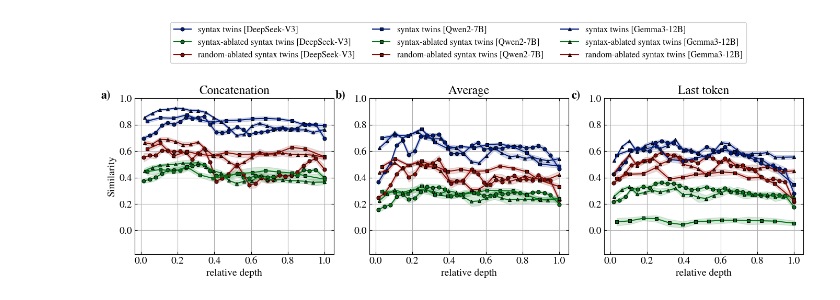
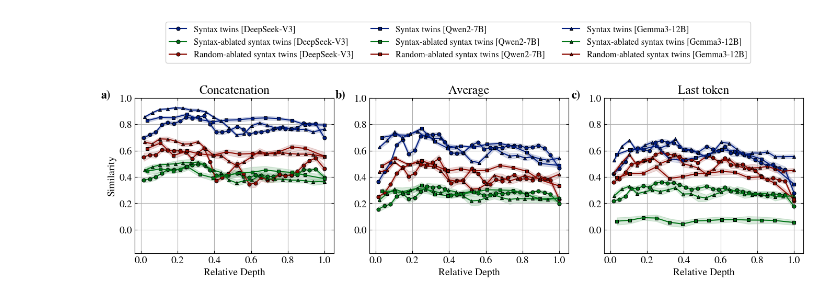
Before and after one commit to acevedo-s/syn-sem, a Jupyter notebook: syntax similarity/all_models_syntax_similarity_concat_avg_last_token.ipynb, the cells around one changed output. Drawn from its saved outputs; the diff is of its cells as text; code cells hidden in the pictures.

```diff
--- a/syntax similarity/all_models_syntax_similarity_concat_avg_last_token.ipynb
+++ b/syntax similarity/all_models_syntax_similarity_concat_avg_last_token.ipynb
@@ -25,9 +25,9 @@ _models = ['DeepSeek-V3', 'Qwen2-7B', 'Gemma3-12B']
 markers = ['o', 's', '^']
 
 curve_specs = [
-    ('syntax twins', 0, None),
-    ('syntax-ablated syntax twins', 1, 'projection'),
-    ('random-ablated syntax twins', -1, 'projection'),
+    ('Syntax twins', 0, None),
+    ('Syntax-ablated syntax twins', 1, 'projection'),
+    ('Random-ablated syntax twins', -1, 'projection'),
 ]
 
 panel_specs = [
@@ -117,7 +117,7 @@ for panel_id, (panel_label, title, avg_tokens, n_tokens) in enumerate(panel_spec
                 legend_labels.append(_label)
 
     ax[panel_id].set_title(title)
-    ax[panel_id].set_xlabel('relative depth')
+    ax[panel_id].set_xlabel('Relative Depth')
     ax[panel_id].grid()
     ax[panel_id].tick_params(
         top=True,
@@ -136,31 +136,31 @@ for panel_id, (panel_label, title, avg_tokens, n_tokens) in enumerate(panel_spec
         1.05,
         panel_label,
         transform=ax[panel_id].transAxes,
         fontsize=16,
         fontweight='bold',
         va='top',
         ha='right',
     )
 
 ax[0].set_ylabel('Similarity')
 
 fig.legend(
     legend_handles,
     legend_labels,
     loc='upper center',
     bbox_to_anchor=(0.5, 1.05),
     ncol=3,
     framealpha=0.9,
     fontsize=12,
 )
 fig.subplots_adjust(top=0.73, wspace=0.18)
 
 figs_folder = '../results/figs/syntax_similarity'
 os.makedirs(figs_folder, exist_ok=True)
 fig.savefig(
     os.path.join(figs_folder, 'all_models_syntax_similarity_concat_avg_last_token.pdf'),
     bbox_inches='tight',
 )
 plt.show()
 # %% [output]
-[figure, old version]
+[figure, new version]
```
Also changed, not shown: 12 other files.
